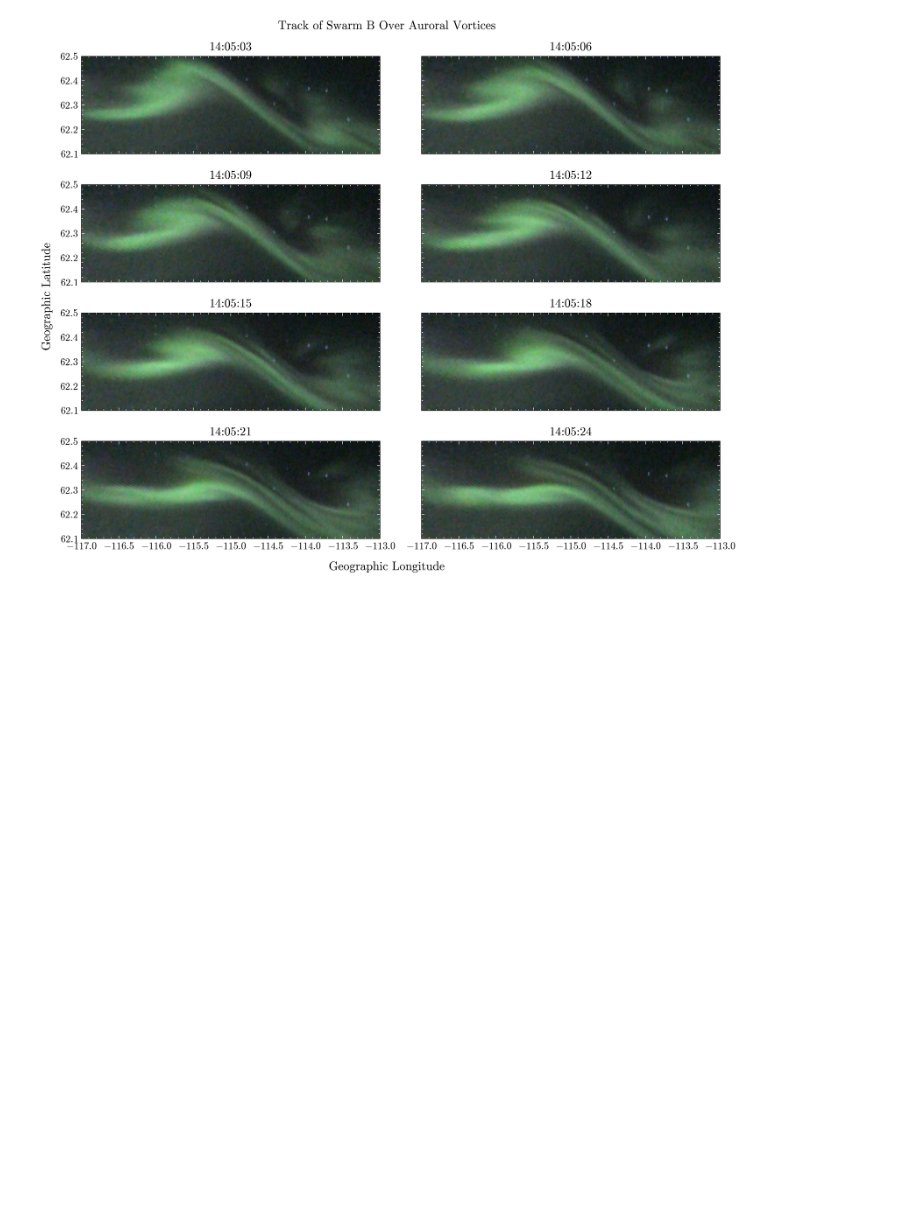
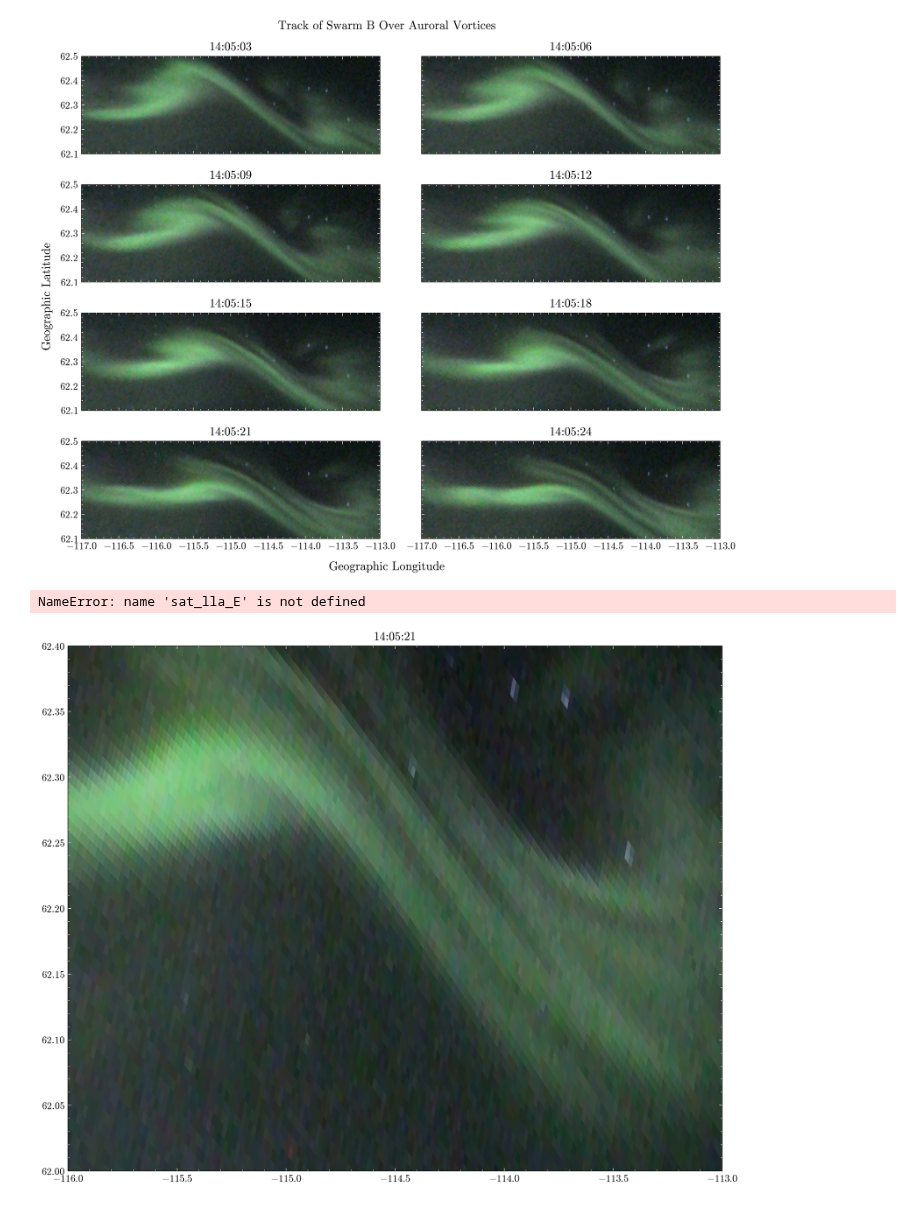
Before and after one commit to CassandraAuri/Physics_Work, a Jupyter notebook: Aurora_Work/Figures_paper/figfolds.ipynb, the cells around one changed output. Drawn from its saved outputs; the diff is of its cells as text; code cells hidden in the pictures; blank space fills up the shorter version.

```diff
--- a/Aurora_Work/Figures_paper/figfolds.ipynb
+++ b/Aurora_Work/Figures_paper/figfolds.ipynb
@@ -35,3 +35,35 @@ Transition Region Explorer (TREx) RGB data is courtesy of Space Environment Cana
 “The Transition Region Explorer RGB (TREx RGB) is a joint Canada Foundation for Innovation and Canadian Space Agency project developed by the University of Calgary. TREx-RGB is operated and maintained ...
 Text(0.02, 0.5, 'Geographic Latitude')
 [figure]
+# %%
+fig, axes = plt.subplots(figsize=(10,8), nrows=1, ncols=1, dpi=300, sharex=True, sharey=True, tight_layout=True)
+
+axlist=axes
+time_array=datetime(2022,12,19,14,5,21)
+
+axlist.tick_params(axis='both', colors='white', labelcolor='black', which='both')
+asi=asilib.asi.trex_rgb(location_code='yknf', alt=alt, time=time_array, colors='rgb')
+
+asi.plot_map(ax=axlist, asi_label=False)
+axlist.set_title(time_array.strftime('%H:%M:%S%f')[:-6])
+axlist.set_xlim(-116,-113)
+axlist.set_ylim(62,62.4)
+
+axlist.scatter(sat_lla_E[1][middle_index], sat_lla_E[0][middle_index], color='white', s=15)
+plt.savefig("test.png")
+fig.suptitle("Track of Swarm B Over Auroral Vortices")
+fig.supxlabel("Geographic Longitude", y=0.02)
+fig.supylabel("Geographic Latitude")
+longs=[-114.48,-114.16]
+lats=[62.225, 62.275]
+
+point1 = (62.225, -114.48)
+point2 = (62.275, -114.16)
+from geopy.distance import geodesic
+# Compute geodesic distance
+distance_km = geodesic(point1, point2).km
+print(f"Distance: {distance_km:.2f} km")
+plt.plot(longs, lats, color='red')
+# %% [output]
+NameError: name 'sat_lla_E' is not defined
+[figure, added]
```
